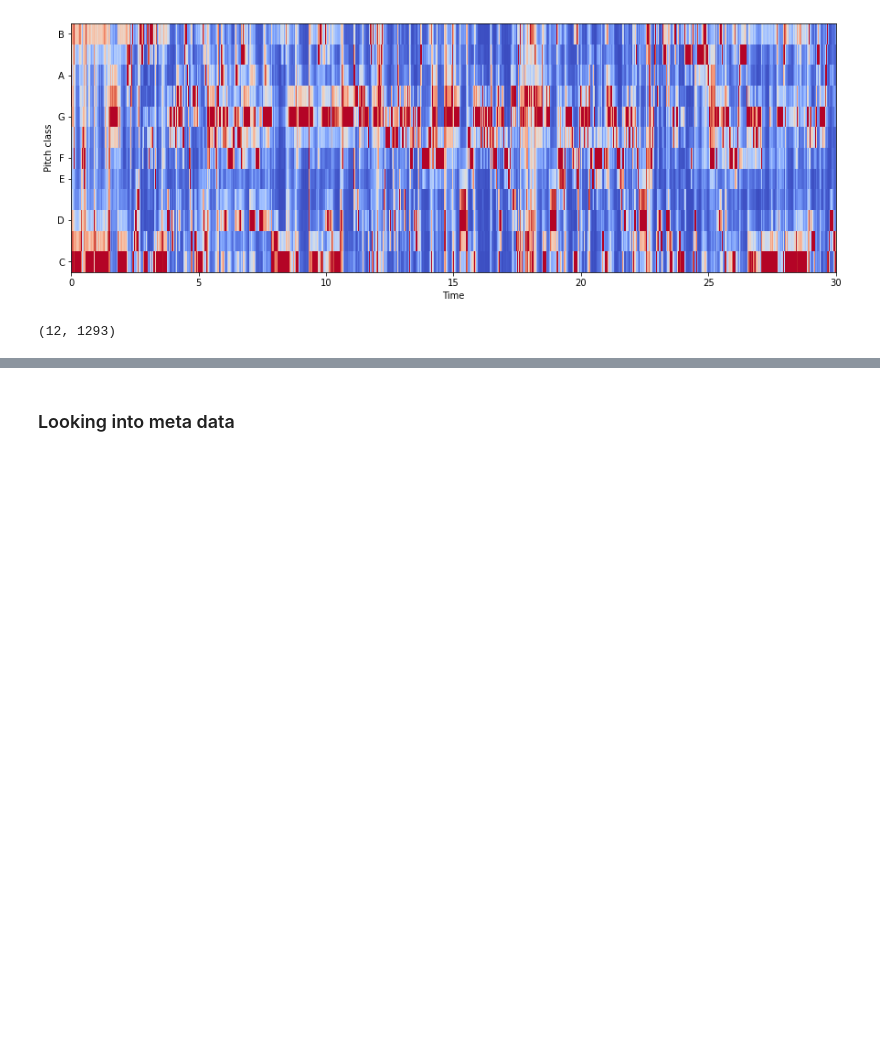
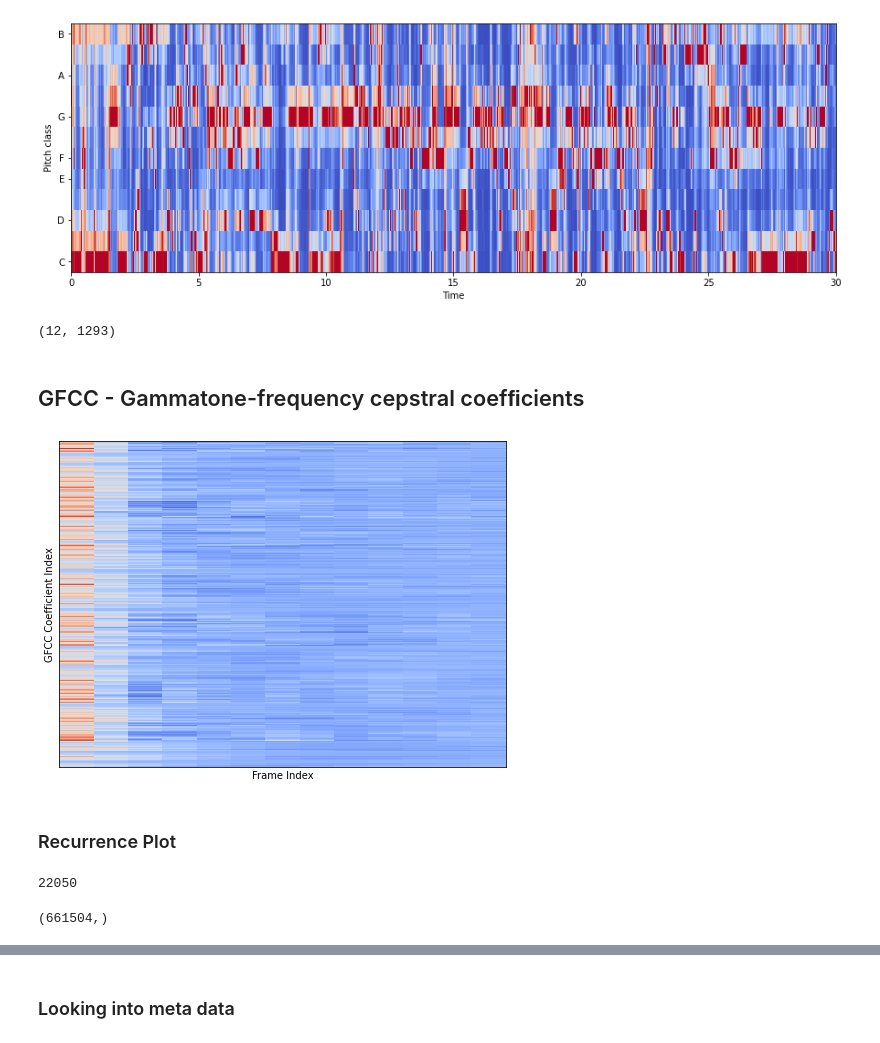
Before and after one commit to Nihal-Srivastava05/Music-Genre-Classification-GTZAN, a Jupyter notebook: Notebooks/EDA.ipynb, the cells around one changed output, grey strips where cells are left out. Drawn from its saved outputs; the diff is of its cells as text; code cells hidden in the pictures; blank space fills up the shorter version.

```diff
--- a/Notebooks/EDA.ipynb
+++ b/Notebooks/EDA.ipynb
@@ -115,3 +161,5 @@ librosa.display.specshow(chromagram, x_axis='time', y_axis='chroma', cmap='coolw
 chromagram.shape
 # %% [output]
 (12, 1293)
+# %% [markdown]
+## GFCC - Gammatone-frequency cepstral coefﬁcients
@@ -117,0 +170,10 @@ chromagram.shape
+# %%
+plt.figure(figsize=(8, 6))
+gfcc_data = gfcc(x, fs=sr)
+librosa.display.specshow(gfcc_data, sr=sr)
+plt.ylabel("GFCC Coefficient Index")
+plt.xlabel('Frame Index');
+# %% [output]
+[figure, added]
+# %% [markdown]
+### Recurrence Plot
@@ -117,0 +194,8 @@ chromagram.shape
+# %%
+sample_rate
+# %% [output]
+22050
+# %%
+data.shape
+# %% [output]
+(661504,)
```
Also changed, not shown: parts of 28 cells of this notebook, 12 other files.
